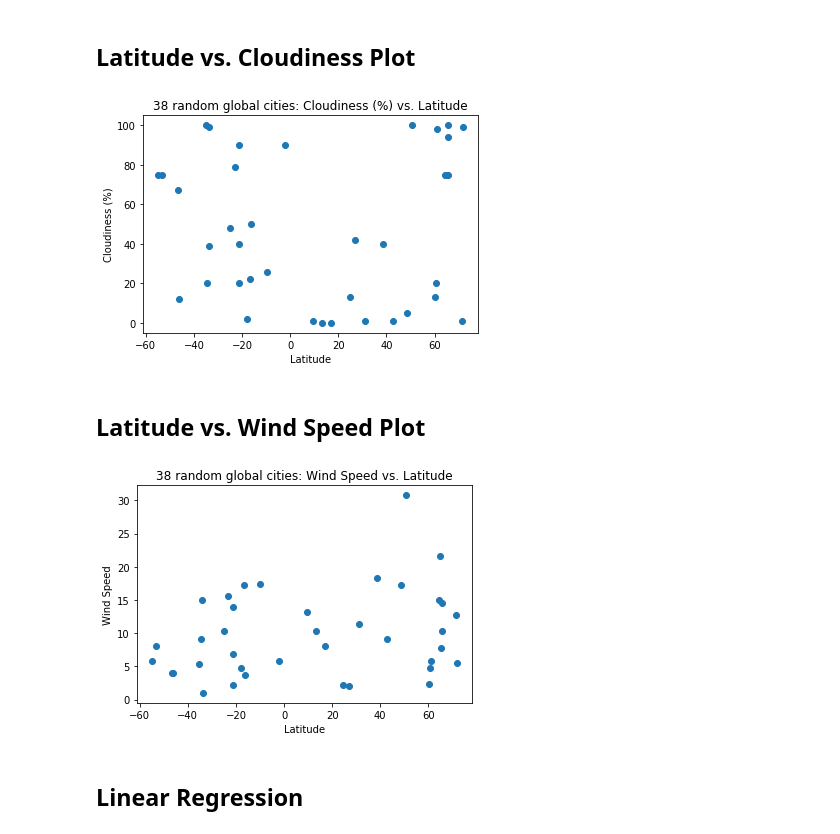
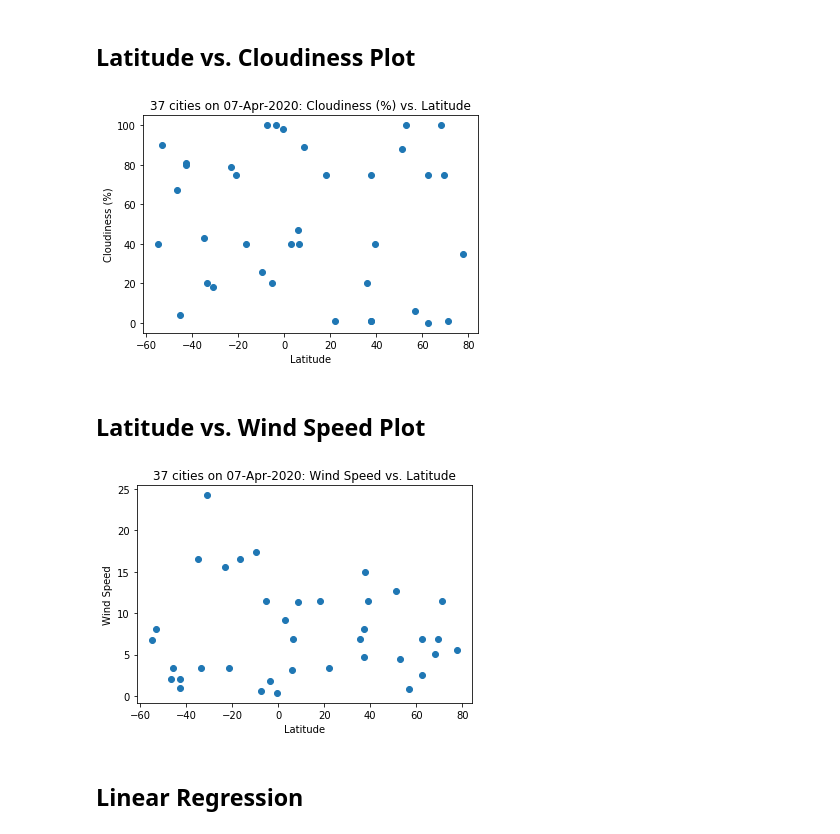
Before and after one commit to Terrence-Cummings/python-api-challenge, a Jupyter notebook: WeatherPy/WeatherPy_v2.ipynb, the cells around one changed output. Saved outputs shown, nothing was run; the diff lists cells and outputs as text; code cells hidden in the pictures.

```diff
--- a/WeatherPy/WeatherPy_v2.ipynb
+++ b/WeatherPy/WeatherPy_v2.ipynb
@@ -243,24 +254,24 @@ plt.show()
 ## Latitude vs. Cloudiness Plot
 # %%
 plt.scatter(clean_city_data['Act Lat'], clean_city_data['Cloudiness'])
-plt.title(f'{clean_city_count} random global cities: Cloudiness (%) vs. Latitude')
+plt.title(f'{clean_city_count} cities on {timestampStr}: Cloudiness (%) vs. Latitude')
 plt.xlabel('Latitude')
-plt.ylabel('Cloudiness (%)')
+plt.ylabel(f'Cloudiness (%)')
 
 plt.show()
 # %% [output]
-[figure, old version]
+[figure, new version]
 # %% [markdown]
 ## Latitude vs. Wind Speed Plot
 # %%
 plt.scatter(clean_city_data['Act Lat'], clean_city_data['Wind Speed'])
-plt.title(f'{clean_city_count} random global cities: Wind Speed vs. Latitude')
+plt.title(f'{clean_city_count} cities on {timestampStr}: Wind Speed vs. Latitude')
 plt.xlabel('Latitude')
-plt.ylabel('Wind Speed')
+plt.ylabel(f'Wind Speed')
 
 plt.show()
 # %% [output]
-[figure, old version]
+[figure, new version]
 # %% [markdown]
 ## Linear Regression
 # %%
```
Also changed, not shown: parts of 25 cells of this notebook, 3 other files.
